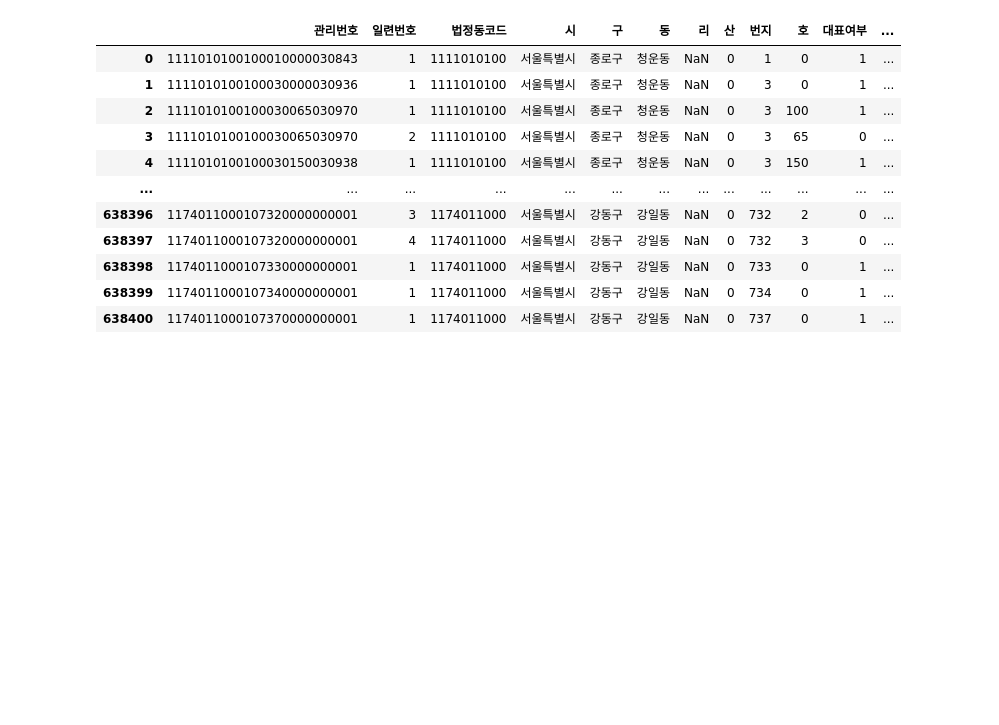
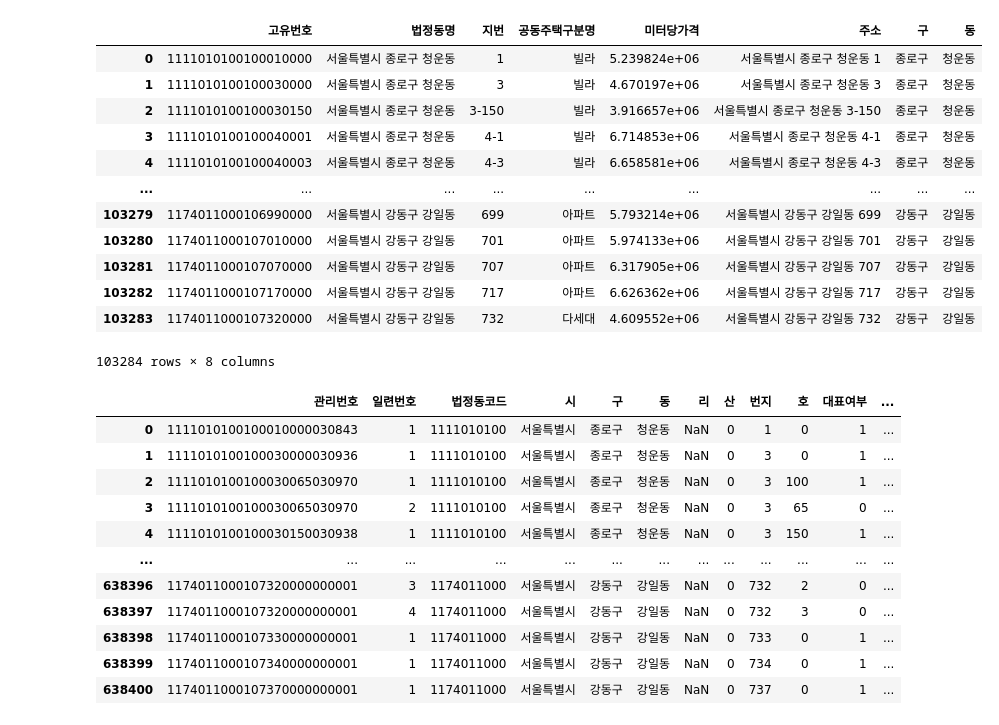
Before and after one commit to icehongsi/seoulresearch_project, a Jupyter notebook: Research/공동주택지가분석.ipynb, the cells around one changed output. Cells and saved outputs as stored; diff of their text form; code cells hidden in the pictures; blank space fills up the shorter version.

```diff
--- a/Research/공동주택지가분석.ipynb
+++ b/Research/공동주택지가분석.ipynb
@@ -23,0 +32,3 @@ jiga.head()
+# %%
+jiga_grouped = jiga.groupby(by = ["고유번호", "법정동명", "지번", "공동주택구분명"])["미터당가격"].mean().reset_index()
+print(jiga_grouped)
@@ -24,3 +50,6 @@ jiga.head()
+# %%
+jiga_save = jiga
+jiga = jiga_grouped
 # %%
 jiga["주소"] = jiga["법정동명"] + " " +jiga["지번"]
 #cols = ["법정동명","특수지구분명","지번"]
@@ -43,3 +74,22 @@ Name: 주소, Length: 2515654, dtype: object
+# %%
+jiga["구"] = jiga["법정동명"].apply(lambda x: x.split(" ")[1])
+jiga["동"] = jiga["법정동명"].apply(lambda x: x.split(" ")[2])
+
+jiga
+# %% [output]
+|  | 고유번호 | 법정동명 | 지번 | 공동주택구분명 | 미터당가격 | 주소 | 구 | 동 |
+| 0 | 1111010100100010000 | 서울특별시 종로구 청운동 | 1 | 빌라 | 5.239824e+06 | 서울특별시 종로구 청운동 1 | 종로구 | 청운동 |
+| 1 | 1111010100100030000 | 서울특별시 종로구 청운동 | 3 | 빌라 | 4.670197e+06 | 서울특별시 종로구 청운동 3 | 종로구 | 청운동 |
+| 2 | 1111010100100030150 | 서울특별시 종로구 청운동 | 3-150 | 빌라 | 3.916657e+06 | 서울특별시 종로구 청운동 3-150 | 종로구 | 청운동 |
+| 3 | 1111010100100040001 | 서울특별시 종로구 청운동 | 4-1 | 빌라 | 6.714853e+06 | 서울특별시 종로구 청운동 4-1 | 종로구 | 청운동 |
+| 4 | 1111010100100040003 | 서울특별시 종로구 청운동 | 4-3 | 빌라 | 6.658581e+06 | 서울특별시 종로구 청운동 4-3 | 종로구 | 청운동 |
+| ... | ... | ... | ... | ... | ... | ... | ... | ... |
+| 103279 | 1174011000106990000 | 서울특별시 강동구 강일동 | 699 | 아파트 | 5.793214e+06 | 서울특별시 강동구 강일동 699 | 강동구 | 강일동 |
+| 103280 | 1174011000107010000 | 서울특별시 강동구 강일동 | 701 | 아파트 | 5.974133e+06 | 서울특별시 강동구 강일동 701 | 강동구 | 강일동 |
+| 103281 | 1174011000107070000 | 서울특별시 강동구 강일동 | 707 | 아파트 | 6.317905e+06 | 서울특별시 강동구 강일동 707 | 강동구 | 강일동 |
+| 103282 | 1174011000107170000 | 서울특별시 강동구 강일동 | 717 | 아파트 | 6.626362e+06 | 서울특별시 강동구 강일동 717 | 강동구 | 강일동 |
+| 103283 | 1174011000107320000 | 서울특별시 강동구 강일동 | 732 | 다세대 | 4.609552e+06 | 서울특별시 강동구 강일동 732 | 강동구 | 강일동 |
+103284 rows × 8 columns
 # %%
 code_info = pd.read_excel("C:\\Users\Youngju Hong\Documents\projectfile\지역코드\부동산종합데이터.xlsx", sheet_name = 0, dtype = object)
 # %%
```
Also changed, not shown: parts of 56 cells of this notebook.
